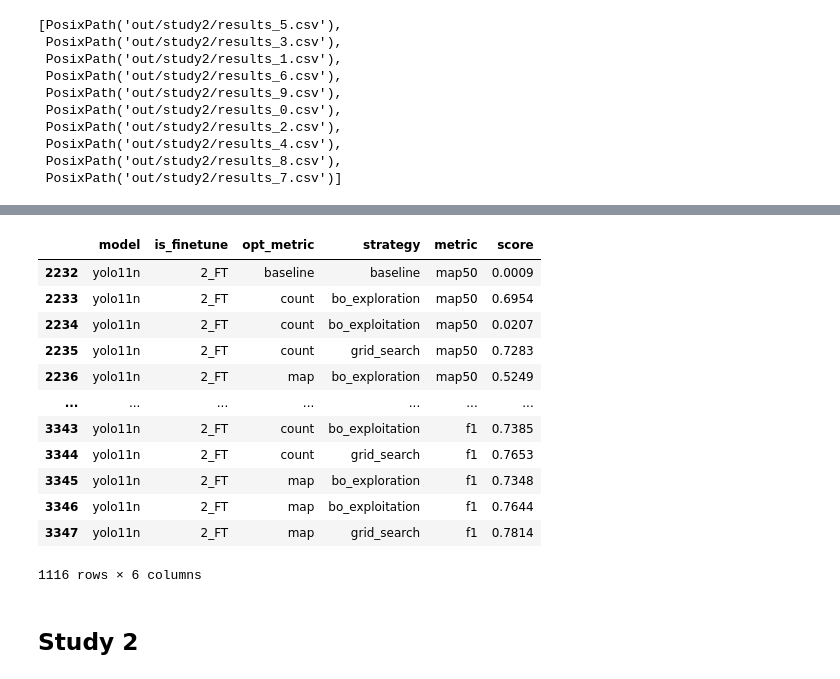
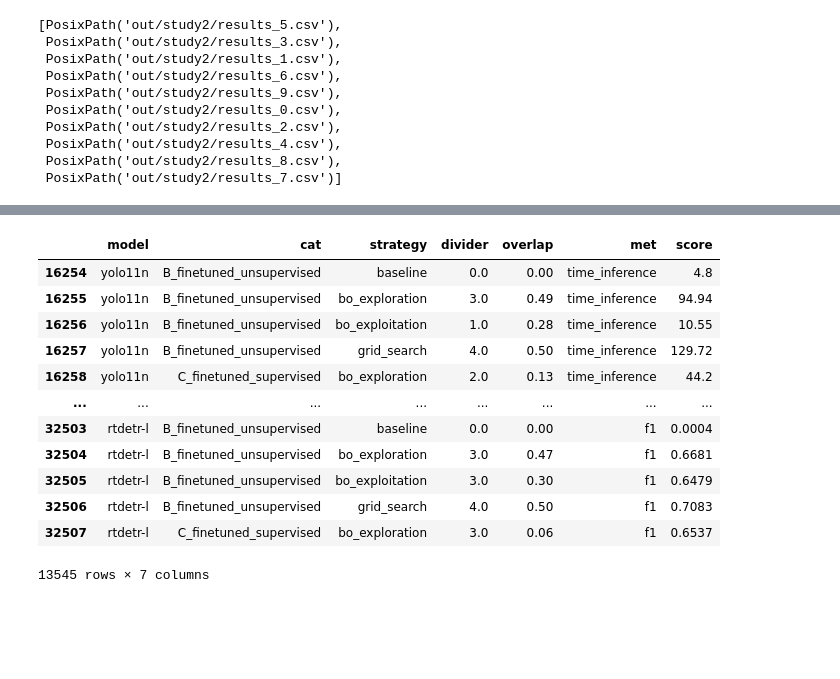
Before and after one commit to Niche-Lab/ant-detective, a Jupyter notebook: _5_eval-study2.ipynb, the cells around one changed output, grey strips where cells are left out. Drawn from its saved outputs; the diff is of its cells as text; code cells hidden in the pictures; blank space fills up the shorter version.

```diff
--- a/_5_eval-study2.ipynb
+++ b/_5_eval-study2.ipynb
@@ -60,2 +63,7 @@ Index(['model', 'n_params', 'is_finetune', 'thread', 'iters', 'metric',
+# %%
+data["cat"] = "X"  # default category
+data.loc[data.is_finetune == "1_NOFT", "cat"] = "A_unfinetuned"
+data.loc[data.is_finetune == "2_FT", "cat"] = "B_finetuned_unsupervised"
+data.loc[data.metric == "map", "cat"] = "C_finetuned_supervised"
 # %%
 # calculate mean, median, std, min, max
@@ -96,22 +110,19 @@ data_sum.to_csv(Path("out") / "study2_pivot.csv", index=False)
 # %%
-data_fig = data.melt(id_vars=["model", "is_finetune", "metric", "strategy"],
+data_fig = data.melt(id_vars=["model", "cat", "strategy", "divider", "overlap"],
                      var_name="met", value_name="score")
-data_fig = data_fig.query("met in ['precision', 'recall', 'f1', 'map50']")
-data_fig.columns = ["model", "is_finetune", "opt_metric", "strategy", "metric", "score"]
+data_fig = data_fig.query("met in ['precision', 'recall', 'f1', 'map50', 'time_inference']")
 data_fig
 # %% [output]
-|  | model | is_finetune | opt_metric | strategy | metric | score |
-| 2232 | yolo11n | 2_FT | baseline | baseline | map50 | 0.0009 |
-| 2233 | yolo11n | 2_FT | count | bo_exploration | map50 | 0.6954 |
-| 2234 | yolo11n | 2_FT | count | bo_exploitation | map50 | 0.0207 |
-| 2235 | yolo11n | 2_FT | count | grid_search | map50 | 0.7283 |
-| 2236 | yolo11n | 2_FT | map | bo_exploration | map50 | 0.5249 |
-| ... | ... | ... | ... | ... | ... | ... |
-| 3343 | yolo11n | 2_FT | count | bo_exploitation | f1 | 0.7385 |
-| 3344 | yolo11n | 2_FT | count | grid_search | f1 | 0.7653 |
-| 3345 | yolo11n | 2_FT | map | bo_exploration | f1 | 0.7348 |
-| 3346 | yolo11n | 2_FT | map | bo_exploitation | f1 | 0.7644 |
-| 3347 | yolo11n | 2_FT | map | grid_search | f1 | 0.7814 |
+|  | model | cat | strategy | divider | overlap | met | score |
+| 16254 | yolo11n | B_finetuned_unsupervised | baseline | 0.0 | 0.00 | time_inference | 4.8 |
+| 16255 | yolo11n | B_finetuned_unsupervised | bo_exploration | 3.0 | 0.49 | time_inference | 94.94 |
+| 16256 | yolo11n | B_finetuned_unsupervised | bo_exploitation | 1.0 | 0.28 | time_inference | 10.55 |
+| 16257 | yolo11n | B_finetuned_unsupervised | grid_search | 4.0 | 0.50 | time_inference | 129.72 |
+| 16258 | yolo11n | C_finetuned_supervised | bo_exploration | 2.0 | 0.13 | time_inference | 44.2 |
+| ... | ... | ... | ... | ... | ... | ... | ... |
+| 32503 | rtdetr-l | B_finetuned_unsupervised | baseline | 0.0 | 0.00 | f1 | 0.0004 |
+| 32504 | rtdetr-l | B_finetuned_unsupervised | bo_exploration | 3.0 | 0.47 | f1 | 0.6681 |
+| 32505 | rtdetr-l | B_finetuned_unsupervised | bo_exploitation | 3.0 | 0.30 | f1 | 0.6479 |
+| 32506 | rtdetr-l | B_finetuned_unsupervised | grid_search | 4.0 | 0.50 | f1 | 0.7083 |
+| 32507 | rtdetr-l | C_finetuned_supervised | bo_exploration | 3.0 | 0.06 | f1 | 0.6537 |
-1116 rows × 6 columns
+13545 rows × 7 columns
-# %% [markdown]
-## Study 2
```
Also changed, not shown: parts of 14 cells of this notebook, 6 other files.
